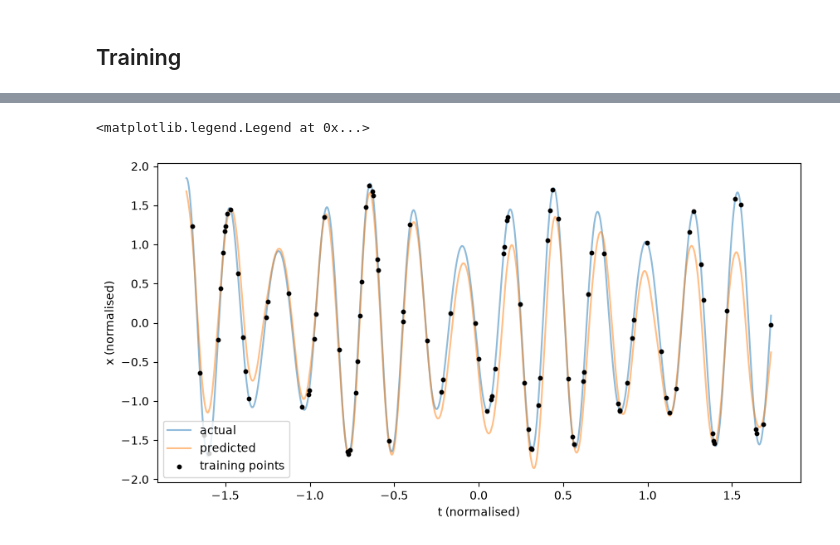
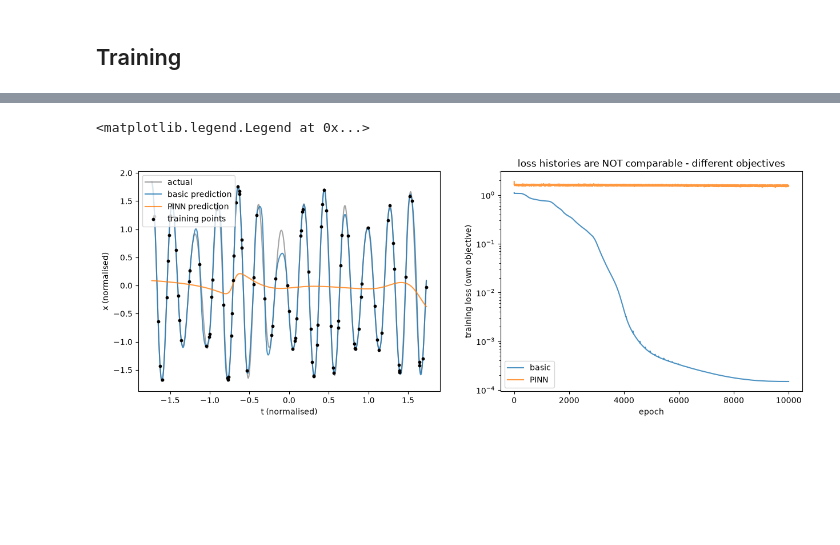
Before and after one commit to Jdev31/ForecastingOscillators, a Jupyter notebook: OscillatorTimeSeries/pytorch_PINN.ipynb, the cells around one changed output, grey strips where cells are left out. Saved outputs shown, nothing was run; the diff lists cells and outputs as text; code cells hidden in the pictures; blank space fills up the shorter version.

```diff
--- a/OscillatorTimeSeries/pytorch_PINN.ipynb
+++ b/OscillatorTimeSeries/pytorch_PINN.ipynb
@@ -29,13 +29,13 @@ w_0 = 0.8
 
 
 oscillator = Harmonic_Oscillator(
-    mass=1.0,
-    force_const=1.0,          # → ω₀ = √(k/m) = 1.0
-    initial_amplitude=1.0,    # Start with same amplitude as driven oscillation
-    velocity=0.0,             # Zero initial velocity for clean phase
-    damping_const=0.01,       # Very light damping (γ = b/2m = 0.005)
-    driving_force=1.0,
-    driving_frequency=0.8    # Close to ω₀ = 1.0 → beat frequency ≈ 0.05
+    mass=m,
+    force_const=k,          # → ω₀ = √(k/m) = 1.0
+    initial_amplitude=A_0,    # Start with same amplitude as driven oscillation
+    velocity=v_0,             # Zero initial velocity for clean phase
+    damping_const=b,       # Very light damping (γ = b/2m = 0.005)
+    driving_force=F_0,
+    driving_frequency=w_0    # Close to ω₀ = 1.0 → beat frequency ≈ 0.05
 )
 
 points = 1000
@@ -277,0 +262,3 @@ Test Error:
+# %%
+model_basic, hist_basic = run_training(use_physics=False, epochs=10000, lr=1e-3)
+res_basic = evaluate(model_basic, test_dataloader, label="basic")
@@ -277,0 +288,3 @@ Test Error:
+# %%
+model_pinn, hist_pinn = run_training(use_physics=True, epochs=10000, lr=1e-3)
+res_pinn = evaluate(model_pinn, test_dataloader, label="PINN ")
@@ -278,25 +304,37 @@ Test Error:
 # %%
 ### Plotting Results
-x_pred, t_pred = [], []
-with torch.no_grad():
-    for T, X in test_dataloader:
-        T = T.to(device)
-        pred = model(T)
-        x_pred.append(pred.cpu())
-        t_pred.append(T.cpu())
-x_pred = torch.cat(x_pred).squeeze()
-t_pred = torch.cat(t_pred).squeeze()
+t_grid = torch.tensor(t_norm, dtype=torch.float32).reshape(-1, 1).to(device)
 
+# whichever training cells have been run
+trained = {}
+if "model_basic" in globals():
+    trained["basic"] = (model_basic, hist_basic)
+if "model_pinn" in globals():
+    trained["PINN"] = (model_pinn, hist_pinn)
 
-fig, ax = plt.subplots(figsize=(10, 5))
-ax.plot(t_norm, x_norm, label = "actual", alpha = 0.5)
-ax.plot(t_pred, x_pred, label = "predicted", alpha = 0.5)
+fig, (ax, ax2) = plt.subplots(1, 2, figsize=(15, 5))
+
+ax.plot(t_norm, x_norm, label="actual", color="0.4", alpha=0.6)
+for name, (mdl, _) in trained.items():
+    mdl.eval()
+    with torch.no_grad():
+        pred = mdl(t_grid).cpu().squeeze()
+    ax.plot(t_norm, pred, label=f"{name} prediction", alpha=0.8)
+
 # the training points - gaps between them are where the fit is free to wander
 ax.scatter(t_norm[training_index], x_norm[training_index],
            s=10, color="k", zorder=3, label="training points")
 ax.set_xlabel("t (normalised)")
 ax.set_ylabel("x (normalised)")
 ax.legend()
+
+for name, (_, hist) in trained.items():
+    ax2.plot(hist, label=name, alpha=0.8)
+ax2.set_yscale("log")
+ax2.set_xlabel("epoch")
+ax2.set_ylabel("training loss (own objective)")
+ax2.set_title("loss histories are NOT comparable - different objectives")
+ax2.legend()
 # %% [output]
 <matplotlib.legend.Legend at 0x...>
-[figure, old version]
+[figure, new version]
```
Also changed, not shown: parts of 7 cells of this notebook, 1 other file.
